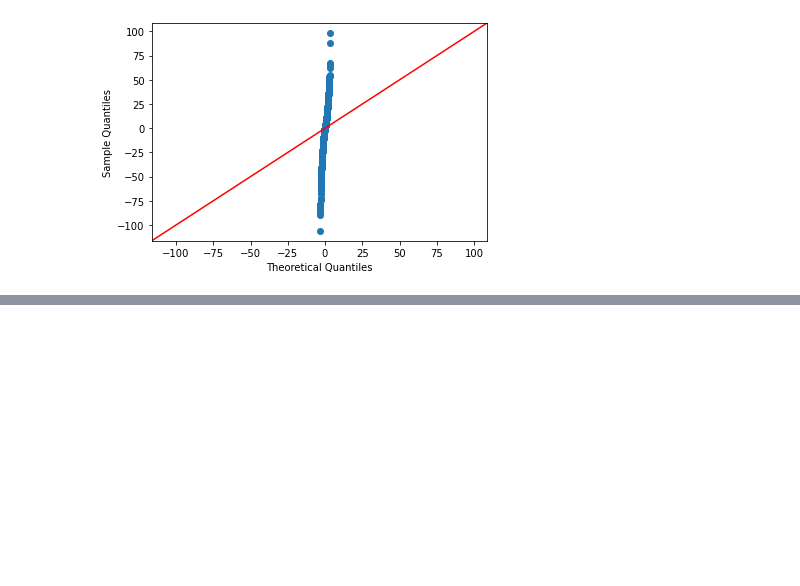
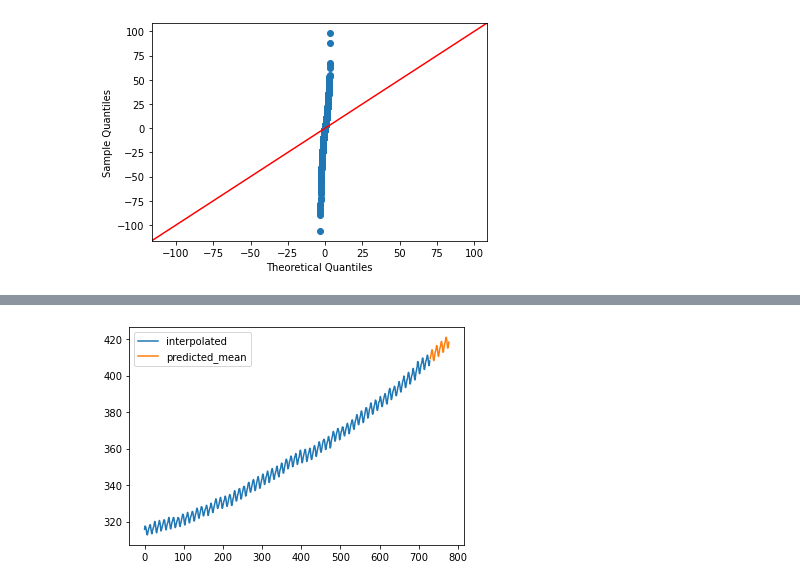
Before and after one commit to jsanz81/Bootcamp_Abril2023, a Jupyter notebook: 06_Series_Temporales/Series_Temporales_V1.ipynb, the cells around one changed output, grey strips where cells are left out. Saved outputs shown, nothing was run; the diff lists cells and outputs as text; code cells hidden in the pictures; blank space fills up the shorter version.

```diff
--- a/06_Series_Temporales/Series_Temporales_V1.ipynb
+++ b/06_Series_Temporales/Series_Temporales_V1.ipynb
@@ -282,0 +449,3 @@ qqplot(residuos,line="45");
+# %%
+MOdelo_SARIMAX1=SARIMAX(dfco2["interpolated"],order=(0,1,1),seasonal_order=(1,0,1,12)).fit()
+MOdelo_SARIMAX1.summary()
@@ -282,0 +530,8 @@ qqplot(residuos,line="45");
+# %%
+Produccion=MOdelo_SARIMAX1.predict(start=len(dfco2),end=len(dfco2)+48)
+# %%
+dfco2["interpolated"].plot(legend=True)
+Produccion.plot(legend=True)
+plt.show();
+# %% [output]
+[figure, added]
```
Also changed, not shown: parts of 24 cells of this notebook.
